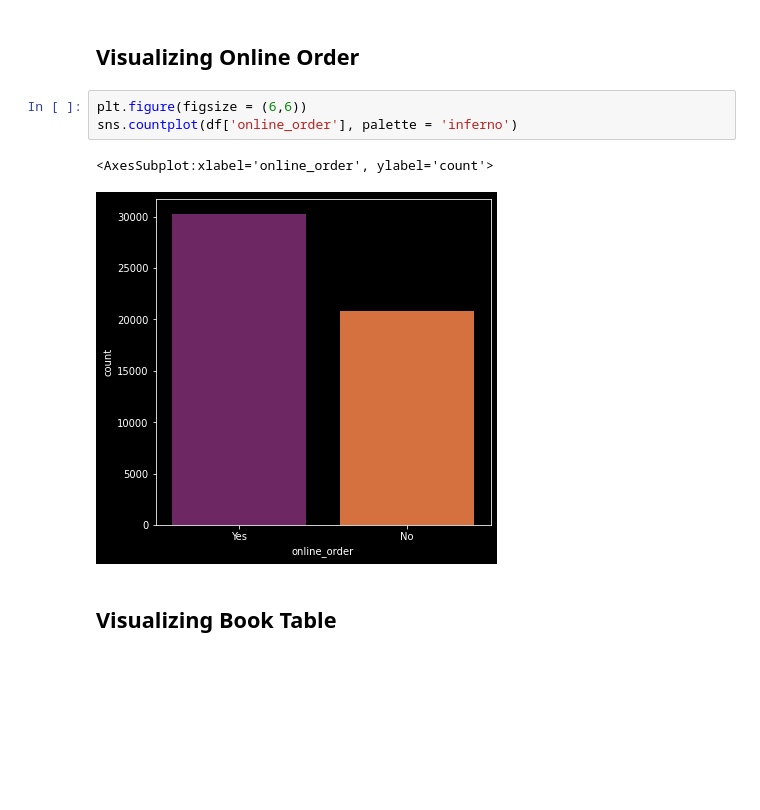
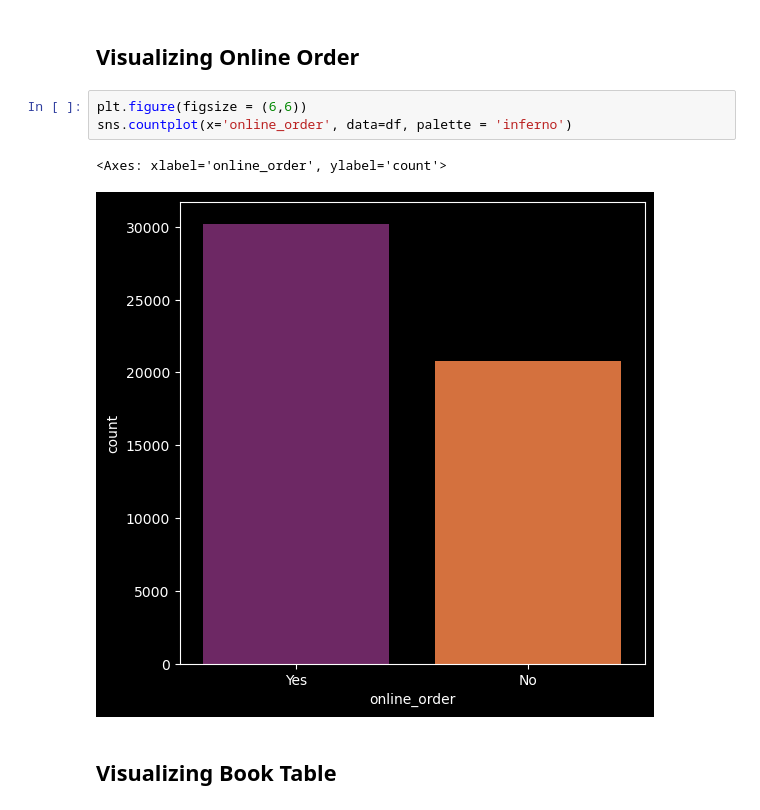
Before and after one commit to MimiChechelli/Zomato-Data-Set-Analysis-Visualization, a Jupyter notebook: zomato-data-set-analysis-visualization.ipynb, the cells around one changed output. Saved outputs shown, nothing was run; the diff lists cells and outputs as text; blank space fills up the shorter version.

Commit message:
bug fixes in the data visualization section

```diff
--- a/zomato-data-set-analysis-visualization.ipynb
+++ b/zomato-data-set-analysis-visualization.ipynb
@@ -384,10 +406,10 @@ ValueError: could not convert string to float: 'Banashankari'
 ## Visualizing Online Order
 # %%
 plt.figure(figsize = (6,6))
-sns.countplot(df['online_order'], palette = 'inferno')
+sns.countplot(x='online_order', data=df, palette = 'inferno')
 # %% [output]
-<AxesSubplot:xlabel='online_order', ylabel='count'>
+<Axes: xlabel='online_order', ylabel='count'>
-[figure, old version]
+[figure, new version]
 # %% [markdown]
 ## Visualizing Book Table
 # %%
```
Also changed, not shown: parts of 11 cells of this notebook, 2 other files.
